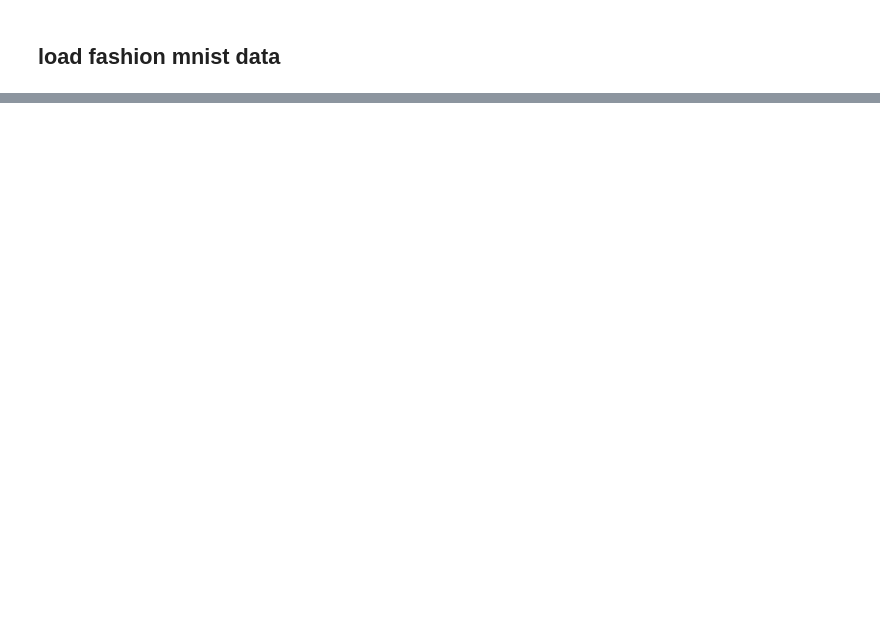
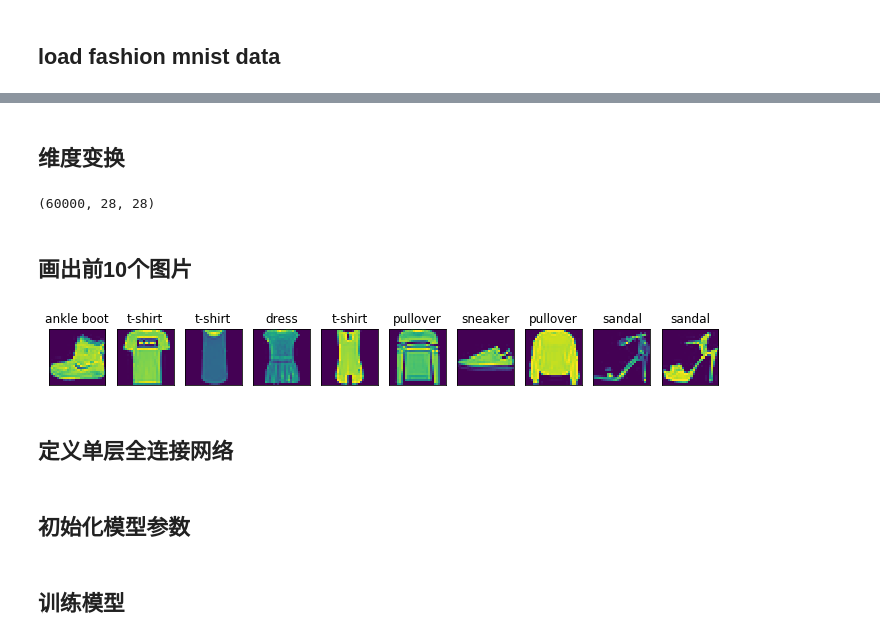
Before and after one commit to lishuaibeijing0689/tf2_exercise, a Jupyter notebook: notebooks/3-one_layer_softmax_classification.ipynb, the cells around one changed output, grey strips where cells are left out. Cells and saved outputs as stored; diff of their text form; code cells hidden in the pictures; blank space fills up the shorter version.

```diff
--- a/notebooks/3-one_layer_softmax_classification.ipynb
+++ b/notebooks/3-one_layer_softmax_classification.ipynb
@@ -49,6 +51,7 @@ def read_image(file_name):
     imgs = struct.unpack_from(bitsString, file_content, offset)  # 取data数据，返回一个元组
     imgs_array=np.array(imgs).reshape((imgNum,width*height))     #最后将读取的数据reshape成 【图片数，图片像素】二维数组
     return imgs_array
+
 def out_image(img):
     '''
     :param img: 图片像素组
@@ -57,6 +60,7 @@ def out_image(img):
     plt.figure()
     plt.imshow(img)
     plt.show()
+
 def read_label(file_name):
     '''
     :param file_name:
@@ -91,7 +95,7 @@ def get_data():
     test_x = read_image(test_image)
     train_y = read_label(train_label)
     test_y = read_label(test_label)
-    print(train_y[0:10])
-    print(test_y[0:10])
-    out_image(np.array(test_x[0]).reshape(28, 28))
+#     print(train_y[0:10])
+#     print(test_y[0:10])
+#     out_image(np.array(test_x[0]).reshape(28, 28))
     return train_x,train_y,test_x,test_y
@@ -113,0 +102,2 @@ sparse crossentropy 与 crossentropy的区别
+# %%
+x_train, y_train, x_test, y_test = get_data()
@@ -113,0 +110,38 @@ sparse crossentropy 与 crossentropy的区别
+# %%
+x_train = x_train / 255.0
+x_test = x_test / 255.0
+# %% [markdown]
+## 维度变换
+# %%
+x_train = np.array([x.reshape(28,28) for x in x_train ])
+x_test = np.array([x.reshape(28,28) for x in x_test ])
+# %%
+x_train.shape
+# %% [output]
+(60000, 28, 28)
+# %% [markdown]
+## 画出前10个图片
+# %%
+def get_fashion_mnist_labels(labels):
+    text_labels = ['t-shirt', 'trouser', 'pullover', 'dress', 'coat',
+                   'sandal', 'shirt', 'sneaker', 'bag', 'ankle boot']
+    return [text_labels[int(i)] for i in labels]
+
+def show_fashion_mnist(images, labels):
+    _, figs = plt.subplots(1, len(images), figsize=(12, 12))
+    for f, img, lbl in zip(figs, images, labels):
+        f.imshow(img.reshape((28, 28)))
+        f.set_title(lbl)
+        f.axes.get_xaxis().set_visible(False)
+        f.axes.get_yaxis().set_visible(False)
+    plt.show()
+
+X, y = [], []
+for i in range(10):
+    X.append(x_train[i])
+    y.append(y_train[i])
+show_fashion_mnist(X, get_fashion_mnist_labels(y))
+# %% [output]
+[figure, added]
+# %% [markdown]
+## 定义单层全连接网络
@@ -113,0 +153,2 @@ sparse crossentropy 与 crossentropy的区别
+# %% [markdown]
+## 初始化模型参数
@@ -113,0 +159,2 @@ sparse crossentropy 与 crossentropy的区别
+# %% [markdown]
+## 训练模型
```
Also changed, not shown: parts of 12 cells of this notebook.
